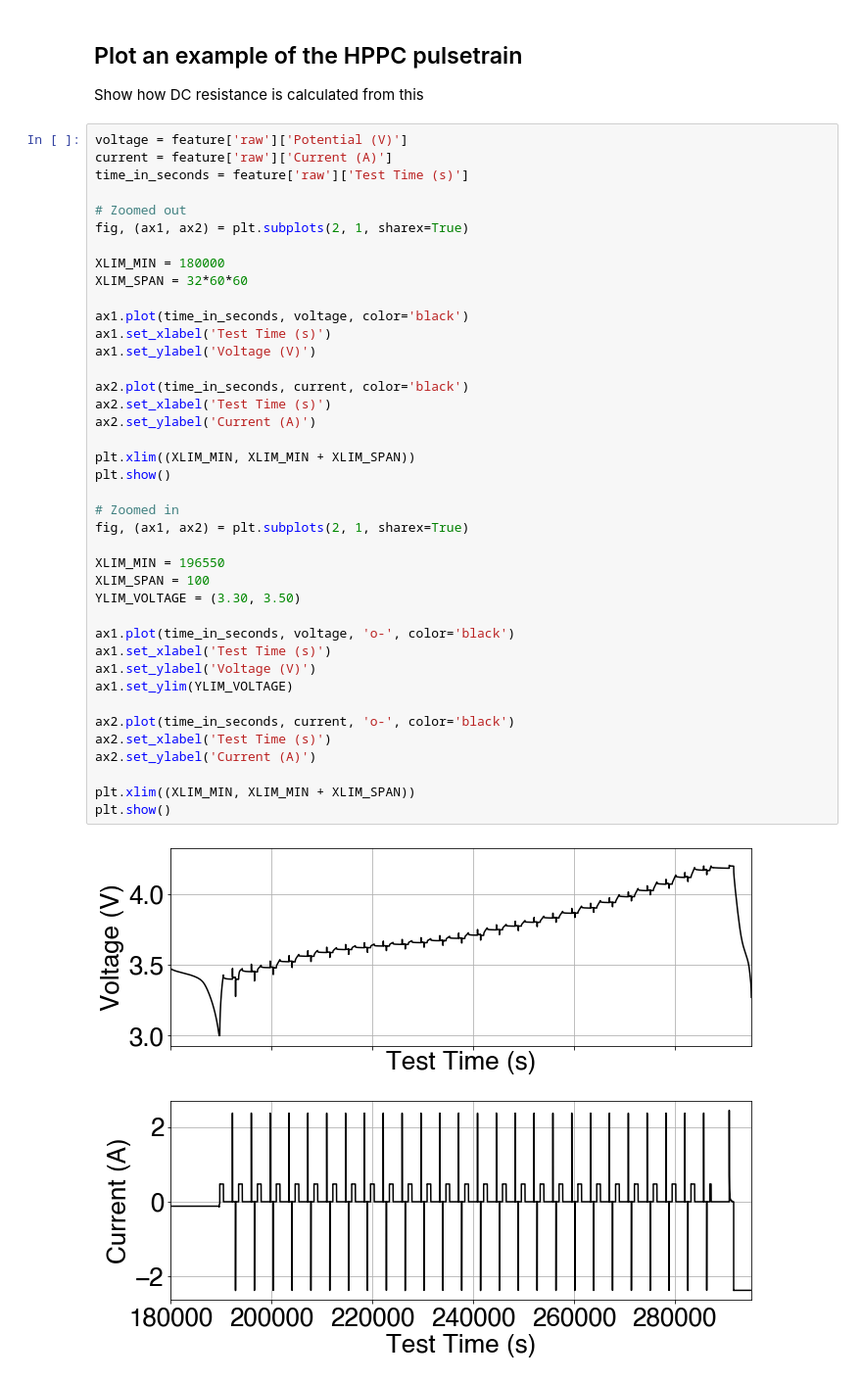
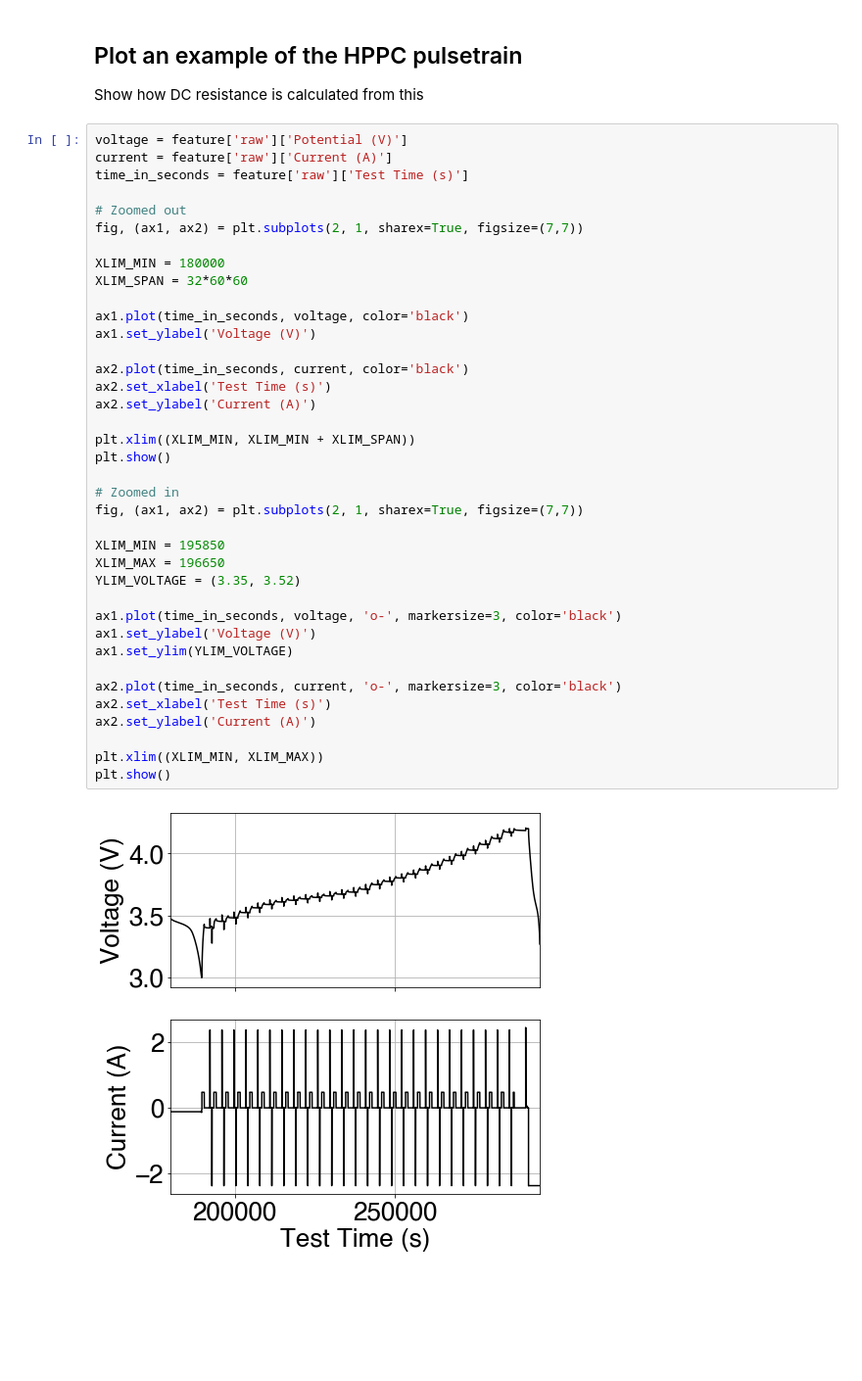
Before and after one commit to wengandrew/fast-formation, a Jupyter notebook: code-base/build_hppc_plot.ipynb, the cells around one changed output. Shown at 98% size. Saved outputs shown, nothing was run; the diff lists cells and outputs as text; blank space fills up the shorter version.

```diff
--- a/code-base/build_hppc_plot.ipynb
+++ b/code-base/build_hppc_plot.ipynb
@@ -257,41 +257,39 @@ Show how DC resistance is calculated from this
 voltage = feature['raw']['Potential (V)']
 current = feature['raw']['Current (A)']
 time_in_seconds = feature['raw']['Test Time (s)']
 
 # Zoomed out
-fig, (ax1, ax2) = plt.subplots(2, 1, sharex=True)
+fig, (ax1, ax2) = plt.subplots(2, 1, sharex=True, figsize=(7,7))
 
 XLIM_MIN = 180000
 XLIM_SPAN = 32*60*60
 
 ax1.plot(time_in_seconds, voltage, color='black')
-ax1.set_xlabel('Test Time (s)')
 ax1.set_ylabel('Voltage (V)')
 
 ax2.plot(time_in_seconds, current, color='black')
 ax2.set_xlabel('Test Time (s)')
 ax2.set_ylabel('Current (A)')
 
 plt.xlim((XLIM_MIN, XLIM_MIN + XLIM_SPAN))
 plt.show()
 
 # Zoomed in
-fig, (ax1, ax2) = plt.subplots(2, 1, sharex=True)
+fig, (ax1, ax2) = plt.subplots(2, 1, sharex=True, figsize=(7,7))
 
-XLIM_MIN = 196550
-XLIM_SPAN = 100
-YLIM_VOLTAGE = (3.30, 3.50)
+XLIM_MIN = 195850
+XLIM_MAX = 196650
+YLIM_VOLTAGE = (3.35, 3.52)
 
-ax1.plot(time_in_seconds, voltage, 'o-', color='black')
-ax1.set_xlabel('Test Time (s)')
+ax1.plot(time_in_seconds, voltage, 'o-', markersize=3, color='black')
 ax1.set_ylabel('Voltage (V)')
 ax1.set_ylim(YLIM_VOLTAGE)
 
-ax2.plot(time_in_seconds, current, 'o-', color='black')
+ax2.plot(time_in_seconds, current, 'o-', markersize=3, color='black')
 ax2.set_xlabel('Test Time (s)')
 ax2.set_ylabel('Current (A)')
 
-plt.xlim((XLIM_MIN, XLIM_MIN + XLIM_SPAN))
+plt.xlim((XLIM_MIN, XLIM_MAX))
 plt.show()
 # %% [output]
-[figure, old version]
+[figure, new version]
```
Also changed, not shown: parts of 1 cell of this notebook, 7 other files.
